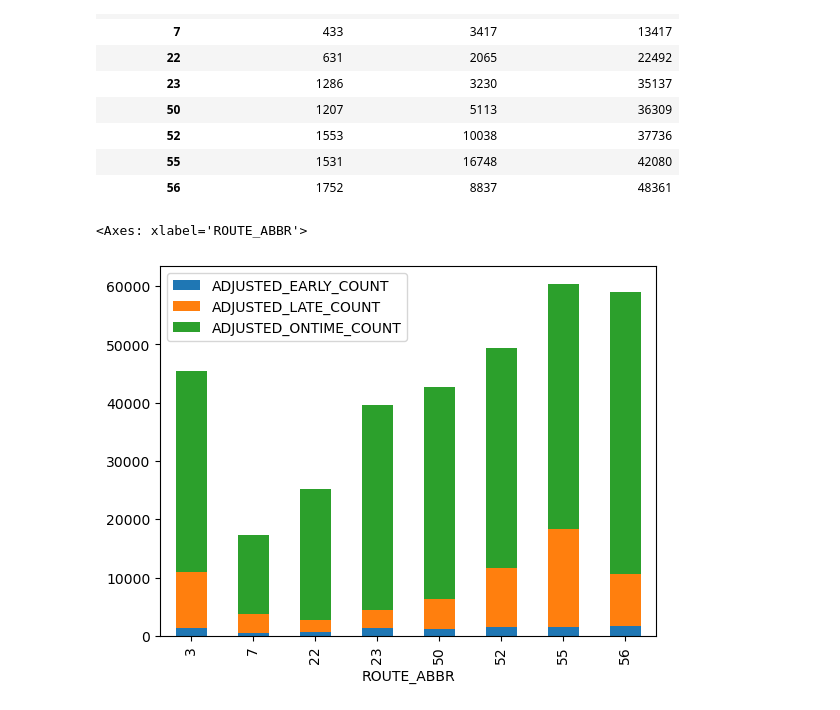
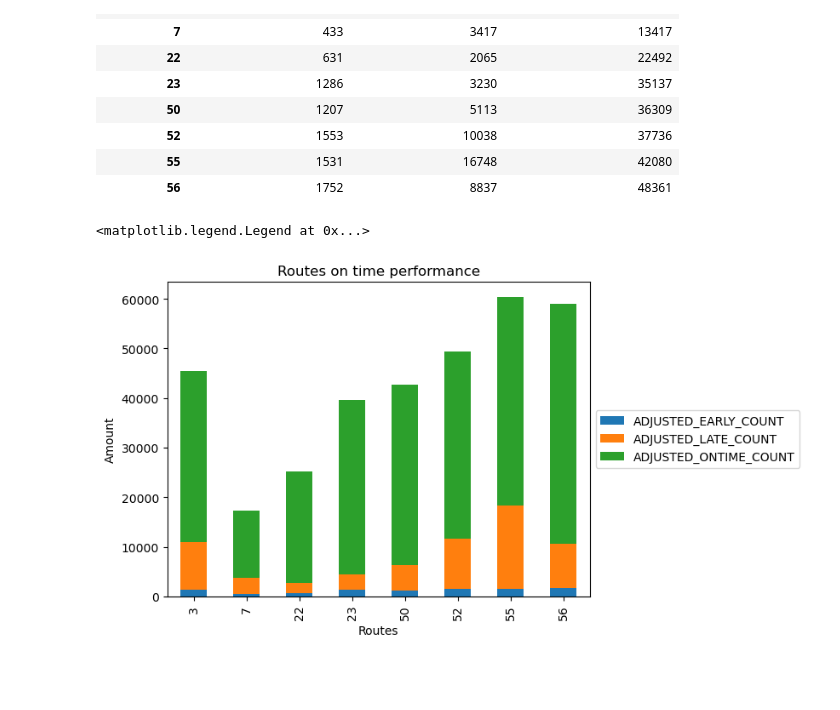
Before and after one commit to NSS-Data-Analytics-Cohort-12/wego-python-da12-javascript-express, a Jupyter notebook: notebooks/wego_project_gt.ipynb, the cells around one changed output. Cells and saved outputs as stored; diff of their text form; code cells hidden in the pictures; blank space fills up the shorter version.

```diff
--- a/notebooks/wego_project_gt.ipynb
+++ b/notebooks/wego_project_gt.ipynb
@@ -575,5 +593,5 @@ wego_3_routes_on_time = wego_3.groupby('ROUTE_ABBR')['ADJUSTED_ONTIME_COUNT'].su
 # %%
 wego_3_routes = pd.concat([wego_3_routes_early,wego_3_routes_late ], axis=1, join="inner")
 # %%
-wego_3_routes_1 = pd.concat([wego_3_routes,wego_3_routes_on_time ], axis=1, join="inner")
+wego_3_routes_2 = pd.concat([wego_3_routes,wego_3_routes_on_time ], axis=1, join="inner")
 # %%
@@ -590,7 +608,12 @@ wego_3_routes_1
 | 55 | 1531 | 16748 | 42080 |
 | 56 | 1752 | 8837 | 48361 |
 # %%
-wego_3_routes_1.plot.bar(stacked=True)
+wego_3_routes_2.plot.bar(stacked=True)
+plt.title("Routes on time performance")
+plt.xlabel("Routes")
+plt.ylabel("Amount")
+
+plt.legend(loc='center left', bbox_to_anchor=(1.0, 0.5))
 # %% [output]
-<Axes: xlabel='ROUTE_ABBR'>
+<matplotlib.legend.Legend at 0x...>
-[figure, old version]
+[figure, new version]
```
Also changed, not shown: parts of 14 cells of this notebook.
